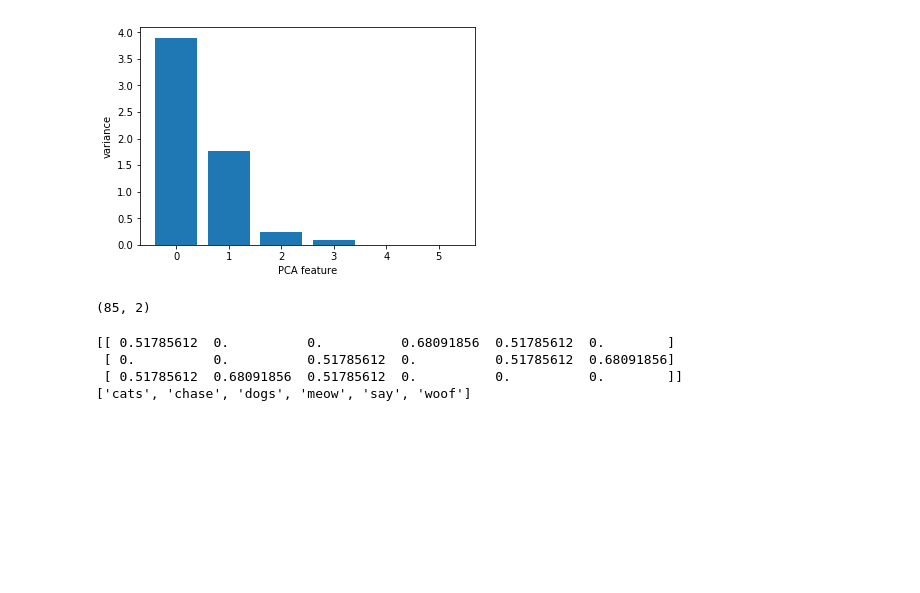
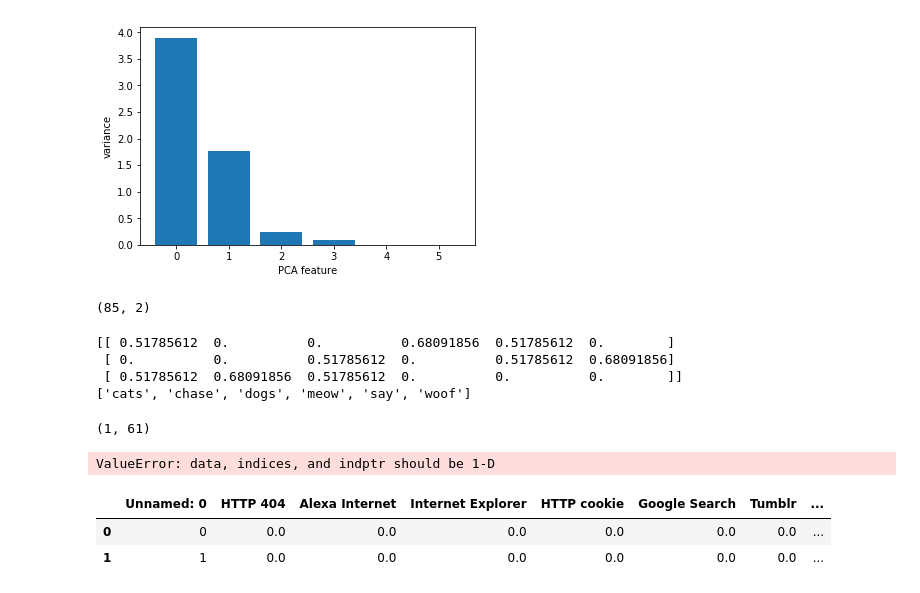
Before and after one commit to saurabhsharma0404/PCA, a Jupyter notebook: PCA.ipynb, the cells around one changed output. Drawn from its saved outputs; the diff is of its cells as text; code cells hidden in the pictures; blank space fills up the shorter version.

```diff
--- a/PCA.ipynb
+++ b/PCA.ipynb
@@ -150,7 +152,19 @@ print(words)
 # %%
 df2 = pd.read_csv('data/wiki/wikipedia-vectors.csv')
 
-articles = df2.values
+row = df2.values
+data = row[np.nonzero(row)]
+
+indices = np.indices(df2.columns.shape)
+
+indptr = len(np.indices(data.shape))
+
+print(indices.shape)
+#row = df2.values
+
+#col = df2.columns.values
+
+articles = csr_matrix((data, indices, indptr), shape=(13125, 61)).toarray()
 
 # Create a TruncatedSVD instance: svd
 svd = TruncatedSVD(n_components=50)
@@ -172,3 +186,13 @@ df = pd.DataFrame({'label': labels, 'article': titles})
 
 # Display df sorted by cluster label
 print(df.sort_values('label'))
+# %% [output]
+(1, 61)
+ValueError: data, indices, and indptr should be 1-D
+# %%
+pd.set_option('display.max_columns',500)
+df2.head(2)
+# %% [output]
+|  | Unnamed: 0 | HTTP 404 | Alexa Internet | Internet Explorer | HTTP cookie | Google Search | Tumblr | ... |
+| 0 | 0 | 0.0 | 0.0 | 0.0 | 0.0 | 0.0 | 0.0 | ... |
+| 1 | 1 | 0.0 | 0.0 | 0.0 | 0.0 | 0.0 | 0.0 | ... |
```
Also changed, not shown: parts of 1 cell of this notebook.
